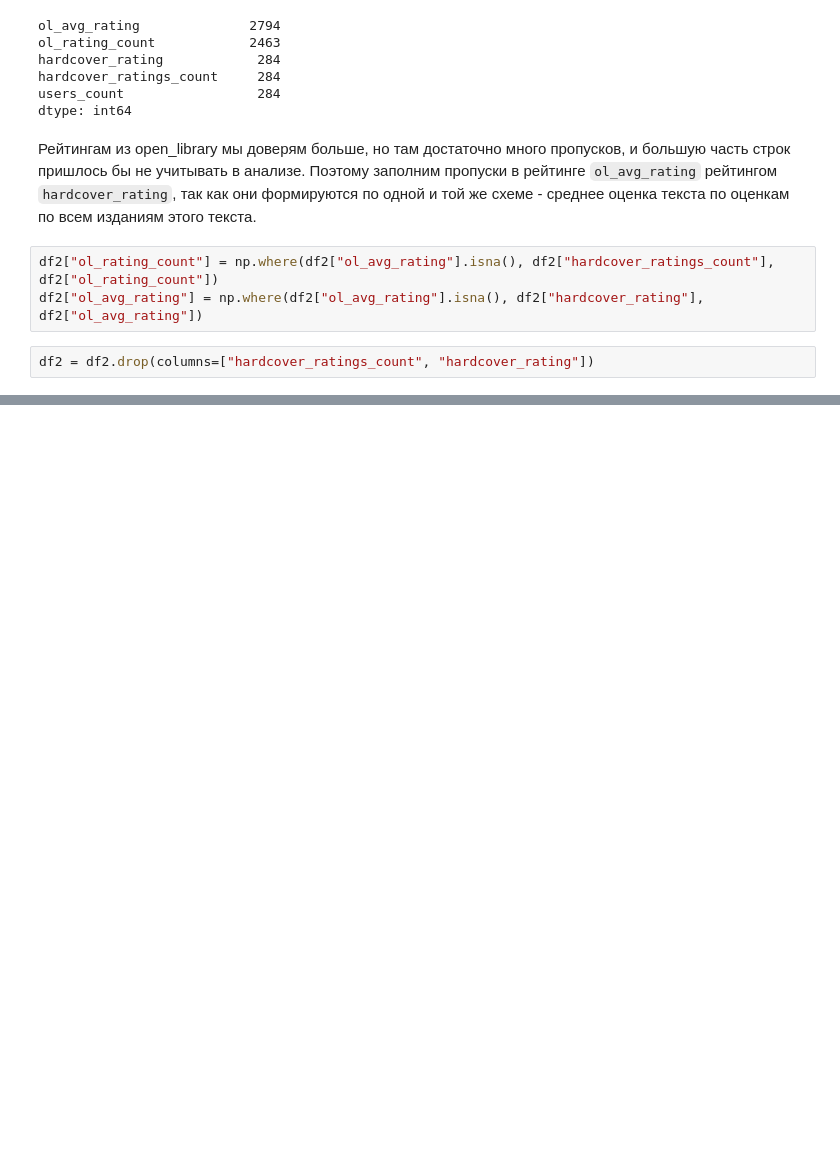
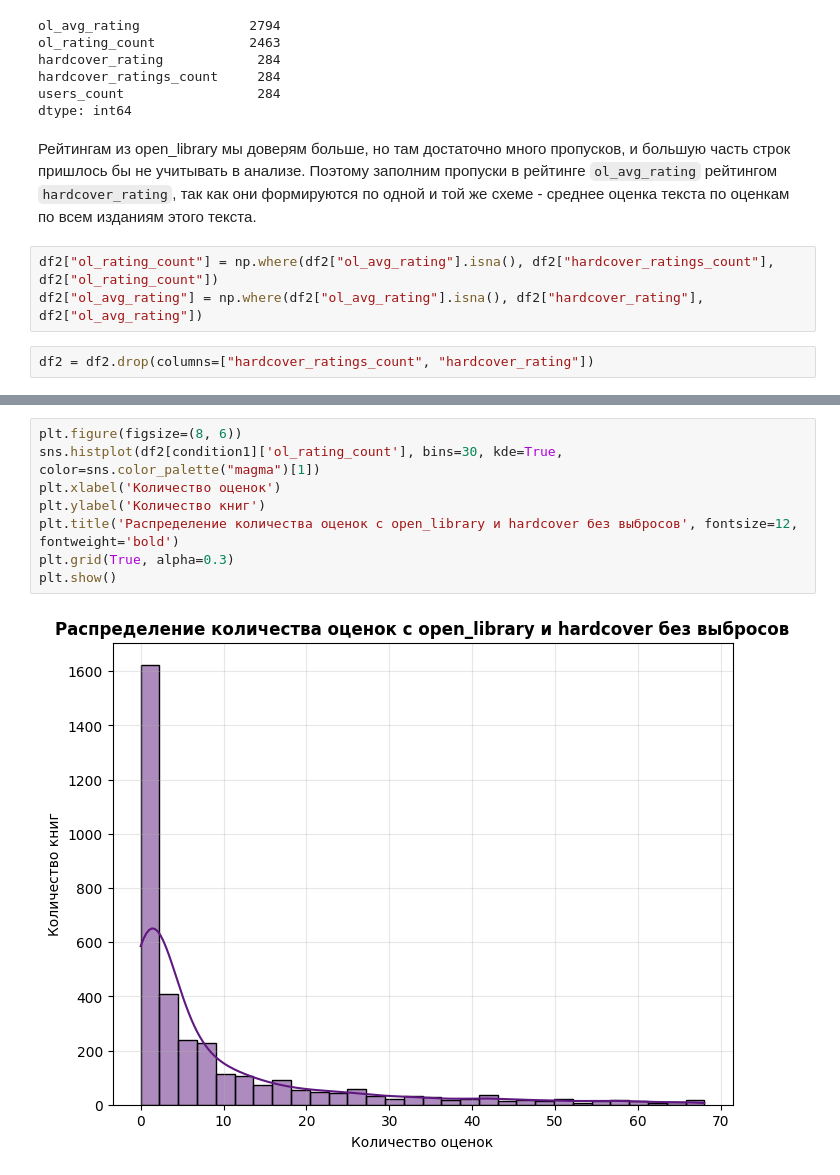
Before and after one commit to maxim-safonov/gp_2, a Jupyter notebook: EDA.ipynb, the cells around one changed output, grey strips where cells are left out. Drawn from its saved outputs; the diff is of its cells as text; blank space fills up the shorter version.

```diff
--- a/EDA.ipynb
+++ b/EDA.ipynb
@@ -1151,0 +1011,10 @@ df2
+# %%
+plt.figure(figsize=(8, 6))
+sns.histplot(df2[condition1]['ol_rating_count'], bins=30, kde=True, color=sns.color_palette("magma")[1])
+plt.xlabel('Количество оценок')
+plt.ylabel('Количество книг')
+plt.title('Распределение количества оценок c open_library и hardcover без выбросов', fontsize=12, fontweight='bold')
+plt.grid(True, alpha=0.3)
+plt.show()
+# %% [output]
+[figure, added]
```
Also changed, not shown: parts of 175 cells of this notebook.
